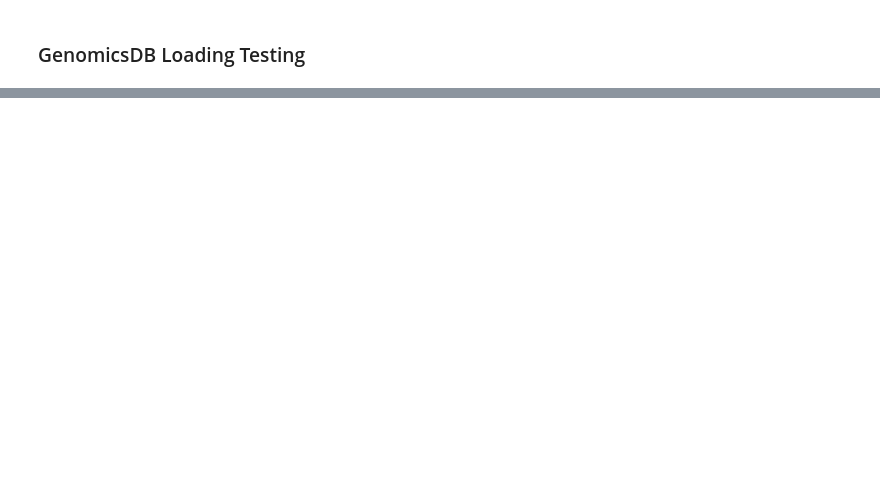
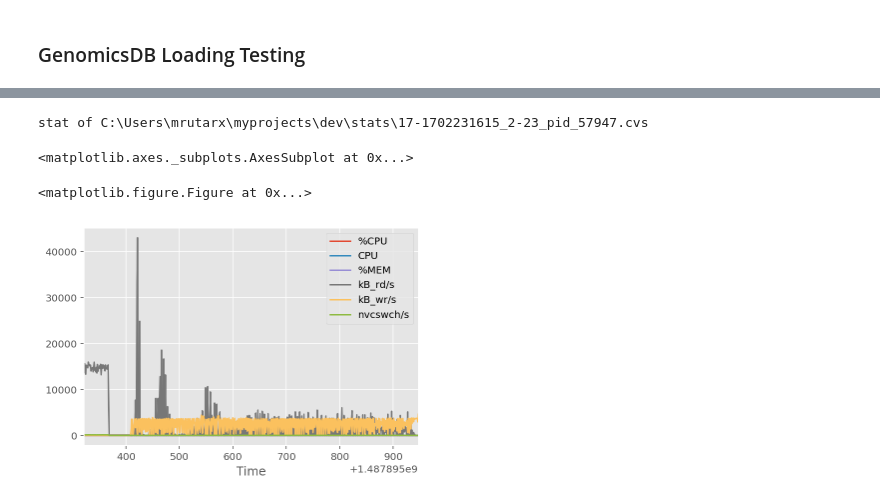
Before and after one commit to mingrutar/GenomicsLoaderConfigCreator, a Jupyter notebook: View Genomics Data Loading Results.ipynb, the cells around one changed output, grey strips where cells are left out. Cells and saved outputs as stored; diff of their text form; code cells hidden in the pictures; blank space fills up the shorter version.

```diff
--- a/View Genomics Data Loading Results.ipynb
+++ b/View Genomics Data Loading Results.ipynb
@@ -41,0 +88,5 @@ pd.DataFrame.from_items(pd.Series(time_results),orient='index', columns=col_head
+# %%
+runid = 17
+gen_data, col_header = data_preparer.get_genome_results(17, 'RUN_4')
+print("==== command /usr/bin/vcf2tiledb result for run %d Test 4 ====" % runid)
+pd.DataFrame.from_items(pd.Series(gen_data),orient='index', columns=col_header)
@@ -72,0 +118,9 @@ Object `matplotlib.axes` not found.
+# %%
+print("stat of %s" % fn)
+plt.figure(figsize=(40,30))
+proc_stat.plot()
+# %% [output]
+stat of C:\Users\mrutarx\myprojects\dev\stats\17-1702231615_2-23_pid_57947.cvs
+<matplotlib.axes._subplots.AxesSubplot at 0x...>
+<matplotlib.figure.Figure at 0x...>
+[figure, added]
```
Also changed, not shown: parts of 14 cells of this notebook, 9 other files.
